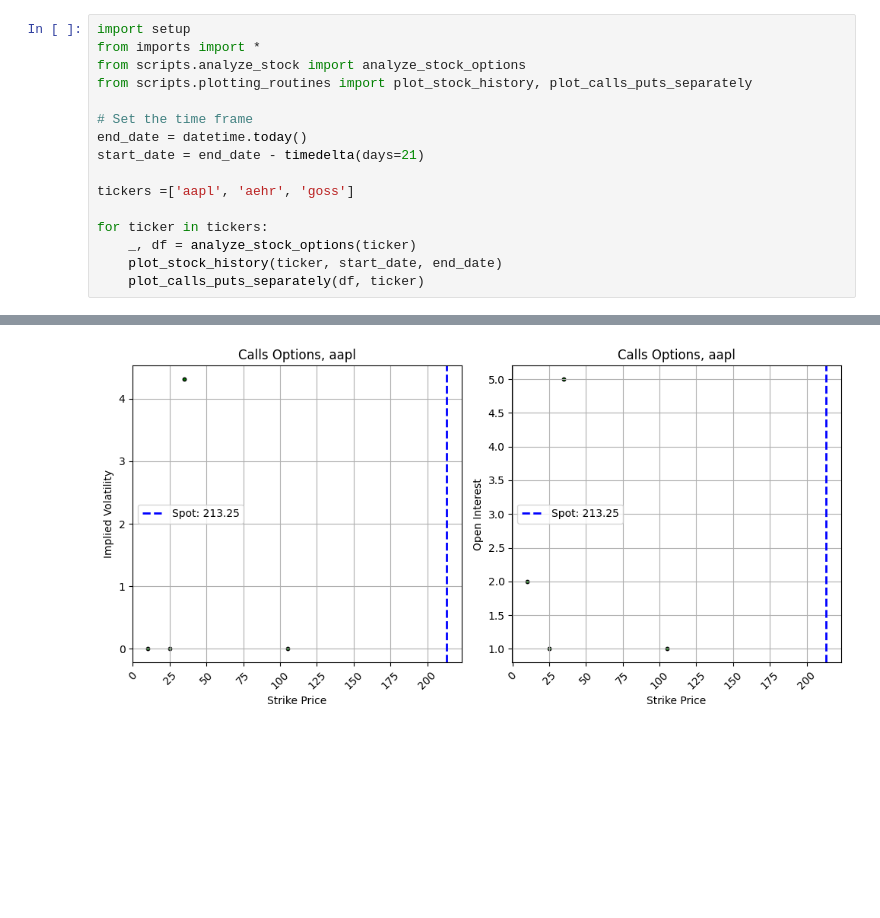
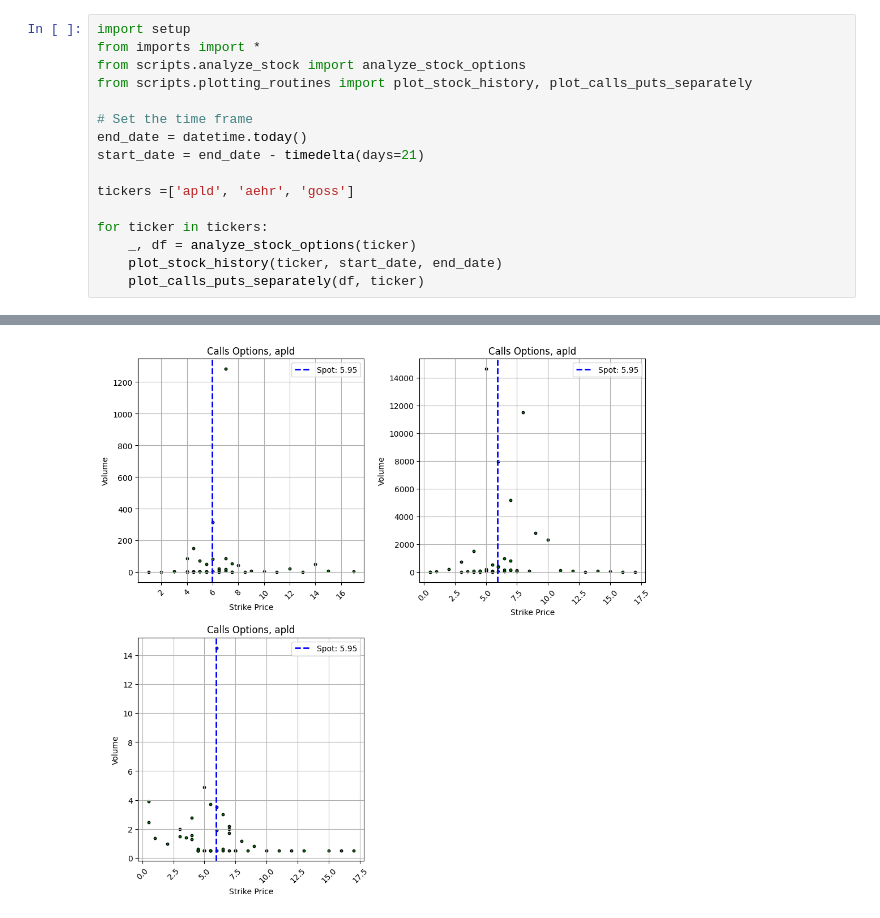
Before and after one commit to SaumikDana/Stock_Selector, a Jupyter notebook: notebooks/specific_stock_analysis.ipynb, the cells around one changed output, grey strips where cells are left out. Cells and saved outputs as stored; diff of their text form; blank space fills up the shorter version.

```diff
--- a/notebooks/specific_stock_analysis.ipynb
+++ b/notebooks/specific_stock_analysis.ipynb
@@ -8,7 +8,7 @@ from scripts.plotting_routines import plot_stock_history, plot_calls_puts_separa
 end_date = datetime.today()
 start_date = end_date - timedelta(days=21)
 
-tickers =['aapl', 'aehr', 'goss']
+tickers =['apld', 'aehr', 'goss']
 
 for ticker in tickers:
     _, df = analyze_stock_options(ticker)
@@ -20 +20 @@ for ticker in tickers:
-[figure, old version]
+[figure, new version]
```
Also changed, not shown: parts of 1 cell of this notebook, 3 other files.
